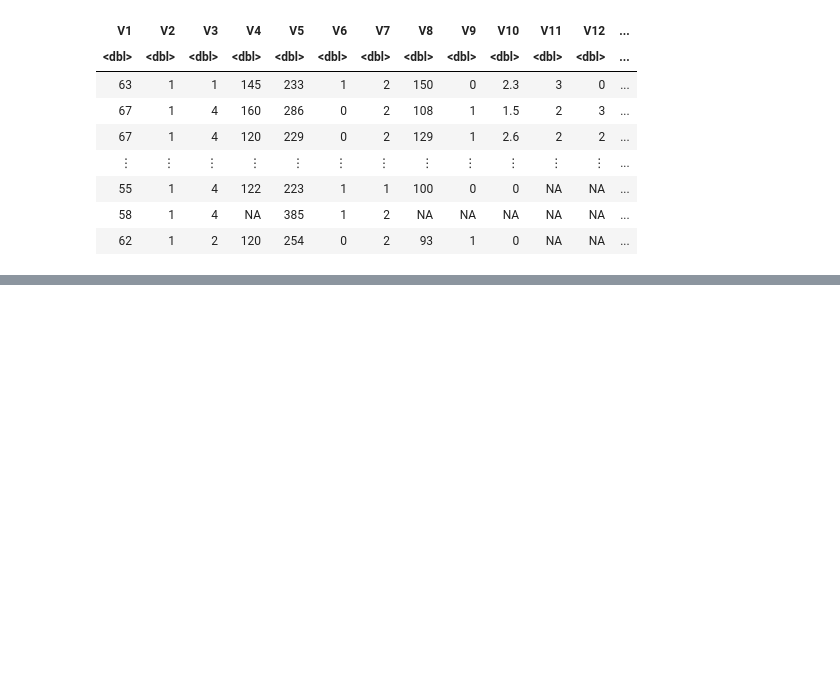
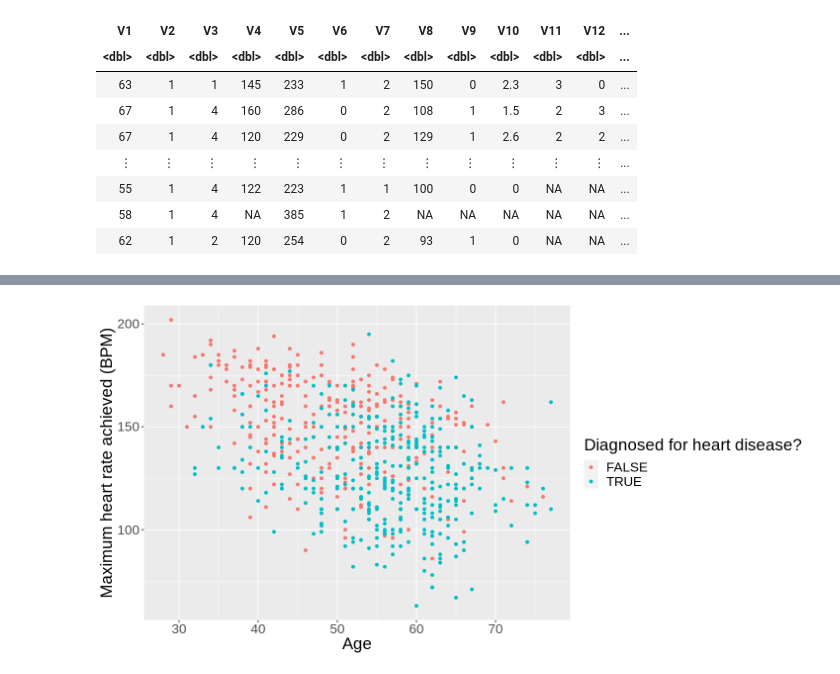
Before and after one commit to EdwardJXLi/DSCI-100-group-project, a Jupyter notebook: project.ipynb, the cells around one changed output, grey strips where cells are left out. Saved outputs shown, nothing was run; the diff lists cells and outputs as text; code cells hidden in the pictures; blank space fills up the shorter version.

```diff
--- a/project.ipynb
+++ b/project.ipynb
@@ -141,0 +246,8 @@ A data.frame: 920 × 15
+# %%
+options(repr.plot.width=12, repr.plot.height=6)
+age_plot <- ggplot(heart_training, aes(x=age, y=thalach, color=num)) +
+    geom_point()+
+    labs(x="Age", y="Maximum heart rate achieved (BPM)", color="Diagnosed for heart disease?")+
+    theme(text=element_text(size=20))
+age_plot
+# %% [output]
@@ -141,0 +256 @@ A data.frame: 920 × 15
+[figure, added]
```
Also changed, not shown: parts of 8 cells of this notebook.
